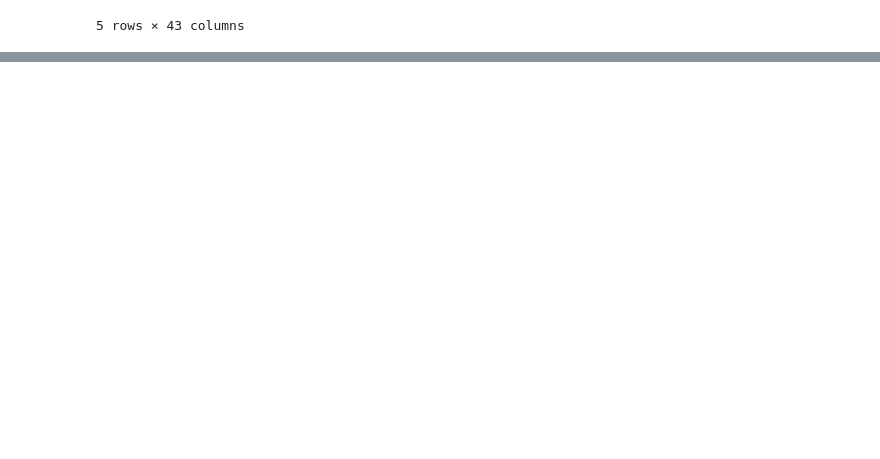
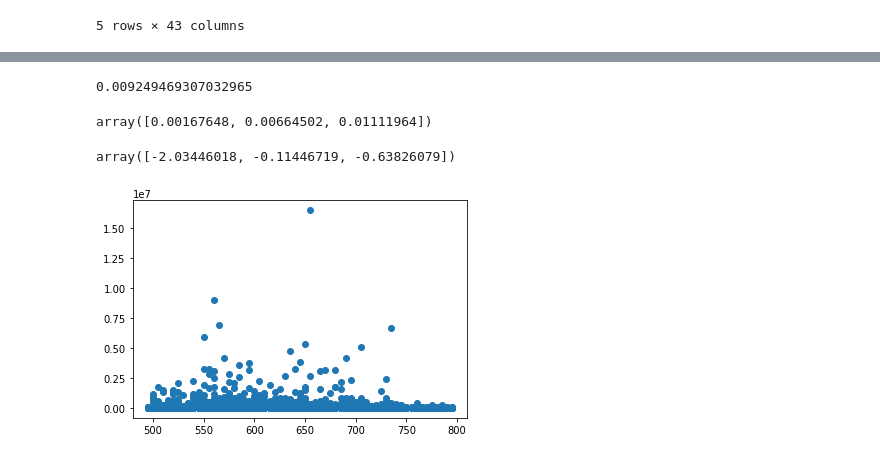
Before and after one commit to milesaturpin/datathon2018, a Jupyter notebook: Datathon2018_Trenton.ipynb, the cells around one changed output, grey strips where cells are left out. Saved outputs shown, nothing was run; the diff lists cells and outputs as text; code cells hidden in the pictures; blank space fills up the shorter version.

```diff
--- a/Datathon2018_Trenton.ipynb
+++ b/Datathon2018_Trenton.ipynb
@@ -552,0 +568,2 @@ array(['TX', 'AZ', 'CA', 'GA', 'NJ', 'OK', 'WI', 'NC', 'AL', 'OR', 'MI',
+# %%
+x.drop('Unnamed: 0',axis=1,inplace=True)
@@ -565,0 +699,36 @@ u.head()
+# %%
+from sklearn.ensemble import RandomForestClassifier
+from sklearn.model_selection import StratifiedKFold
+from sklearn.model_selection import KFold
+from sklearn.linear_model import LogisticRegression, ElasticNet, Lasso, LassoCV
+from sklearn.model_selection import cross_val_score
+from sklearn.linear_model import LinearRegression
+
+xVar = x.dropna() # using only those that dont have nan entries.
+yVar = r_engscore['basic_score'].loc[xVar.index]
+
+regr = LinearRegression(n_jobs=-1)
+regr.fit(xVar, yVar)
+print(regr.score(xVar, yVar))
+
+cross_val_score(regr, xVar, yVar, cv=3)
+# %% [output]
+0.009249469307032965
+array([0.00167648, 0.00664502, 0.01111964])
+# %%
+from sklearn.ensemble import RandomForestRegressor
+
+regr = RandomForestRegressor(random_state=0, n_jobs=-1)
+cross_val_score(regr, xVar, yVar, cv=3)
+# %% [output]
+array([-2.03446018, -0.11446719, -0.63826079])
+# %%
+import matplotlib
+import numpy as np
+import matplotlib.pyplot as plt
+%matplotlib inline
+
+plt.scatter(x['credit_score'],r_engscore)
+plt.show()
+# %% [output]
+[figure, added]
```
Also changed, not shown: parts of 25 cells of this notebook, 3 other files.
